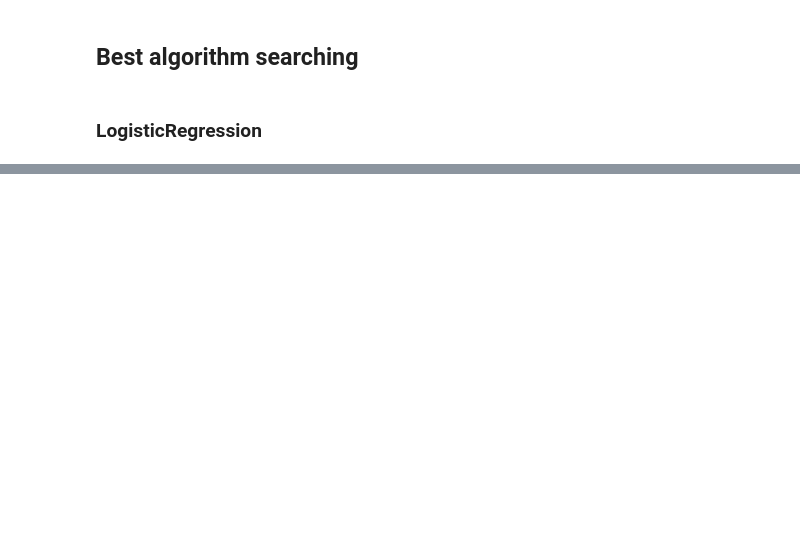
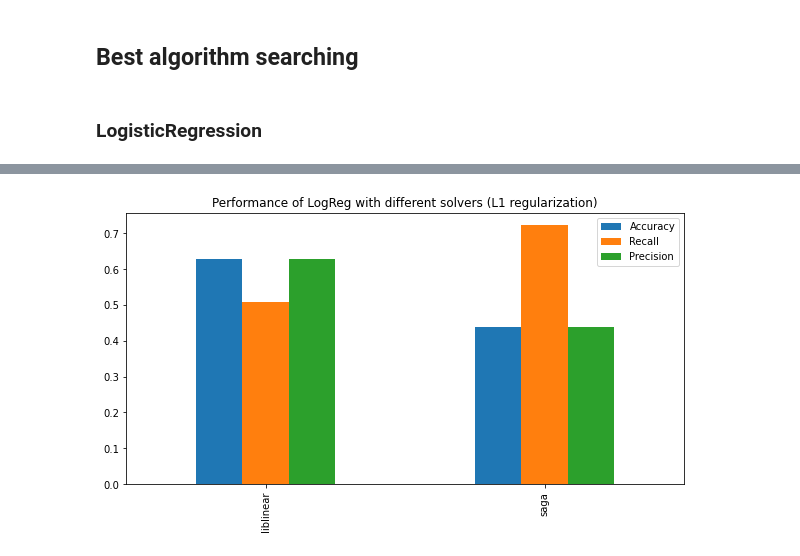
Before and after one commit to matveyspiridonov/ML-DS-studies, a Jupyter notebook: Open_Researchments/Tariff_Recommendation/tariff_recommendation.ipynb, the cells around one changed output, grey strips where cells are left out. Cells and saved outputs as stored; diff of their text form; code cells hidden in the pictures; blank space fills up the shorter version.

```diff
--- a/Open_Researchments/Tariff_Recommendation/tariff_recommendation.ipynb
+++ b/Open_Researchments/Tariff_Recommendation/tariff_recommendation.ipynb
@@ -63,5 +107,20 @@ TEST sample shape: 20.01%
 ## Best algorithm searching
 # %% [markdown]
 ### LogisticRegression
-# %%
-logreg = LogisticRegression(random_state=42)
+# %%
+scores_solvers_with_l2 = {}
+for solver in ['newton-cg', 'lbfgs', 'liblinear', 'sag', 'saga']:
+    logreg = LogisticRegression(random_state=42, solver=solver, penalty='l2')
+    logreg.fit(X=train_features, y=train_target)
+    print("=======Solver: {}=======".format(solver))
+    print("Accuracy TRAIN:", acc(train_target, logreg.predict(train_features)))
+    accuracy = acc(valid_target, logreg.predict(valid_features))
+    print("Accuracy VALID:", accuracy)
+    print("Recall TRAIN:", recall_score(train_target, logreg.predict(train_features)))
+    recall = recall_score(valid_target, logreg.predict(valid_features))
+    print("Recall VALID:", recall)
+    print("Precision TRAIN:", precision_score(train_target, logreg.predict(train_features)))
+    precision = precision_score(valid_target, logreg.predict(valid_features))
+    print("Precision VALID:", precision)
+    print("==========================================\n")
+    scores_solvers_with_l2[solver] = {'Accuracy': accuracy, 'Recall': recall, "Precision": precision}
@@ -67,0 +145,17 @@ logreg = LogisticRegression(random_state=42)
+# %%
+scores_solvers_with_l1 = {}
+for solver in ['liblinear', 'saga']:
+    logreg = LogisticRegression(random_state=42, solver=solver, penalty='l1')
+    logreg.fit(X=train_features, y=train_target)
+    print("=======Solver: {}=======".format(solver))
+    print("Accuracy TRAIN:", acc(train_target, logreg.predict(train_features)))
+    accuracy = acc(valid_target, logreg.predict(valid_features))
+    print("Accuracy VALID:", accuracy)
+    print("Recall TRAIN:", recall_score(train_target, logreg.predict(train_features)))
+    recall = recall_score(valid_target, logreg.predict(valid_features))
+    print("Recall VALID:", recall)
+    print("Precision TRAIN:", precision_score(train_target, logreg.predict(train_features)))
+    precision = precision_score(valid_target, logreg.predict(valid_features))
+    print("Precision VALID:", precision)
+    print("==========================================\n")
+    scores_solvers_with_l1[solver] = {'Accuracy': accuracy, 'Recall': recall, "Precision": precision}
@@ -67,0 +200,3 @@ logreg = LogisticRegression(random_state=42)
+# %%
+scores_solvers_with_l1 = pd.DataFrame(scores_solvers_with_l1).T
+scores_solvers_with_l1
@@ -67,0 +217,5 @@ logreg = LogisticRegression(random_state=42)
+# %%
+axes = scores_solvers_with_l1.plot(kind='bar', title="Performance of LogReg with different solvers (L1 regularization)",
+                                   figsize=(10, 5))
+# %% [output]
+[figure, added]
```
Also changed, not shown: parts of 29 cells of this notebook, 2 other files.
